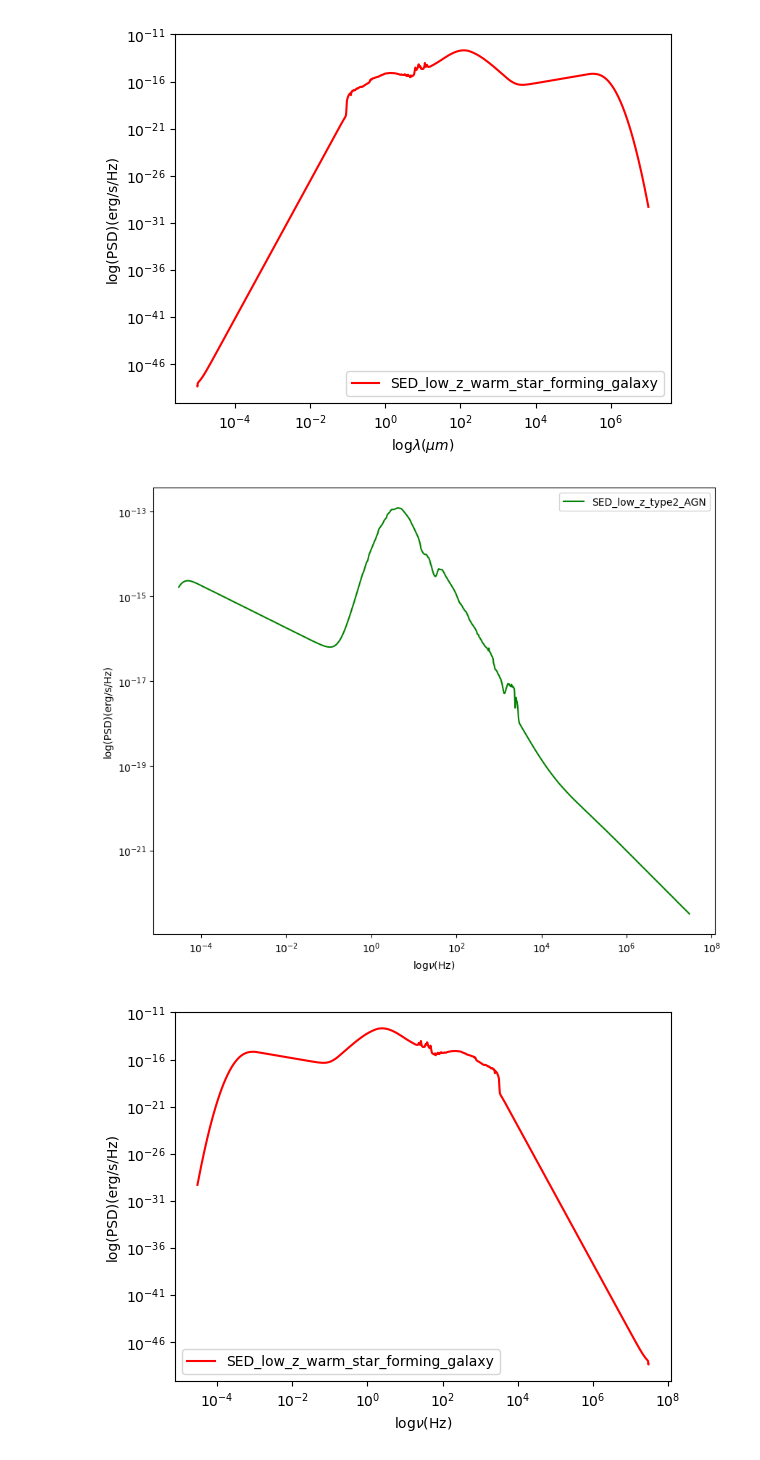
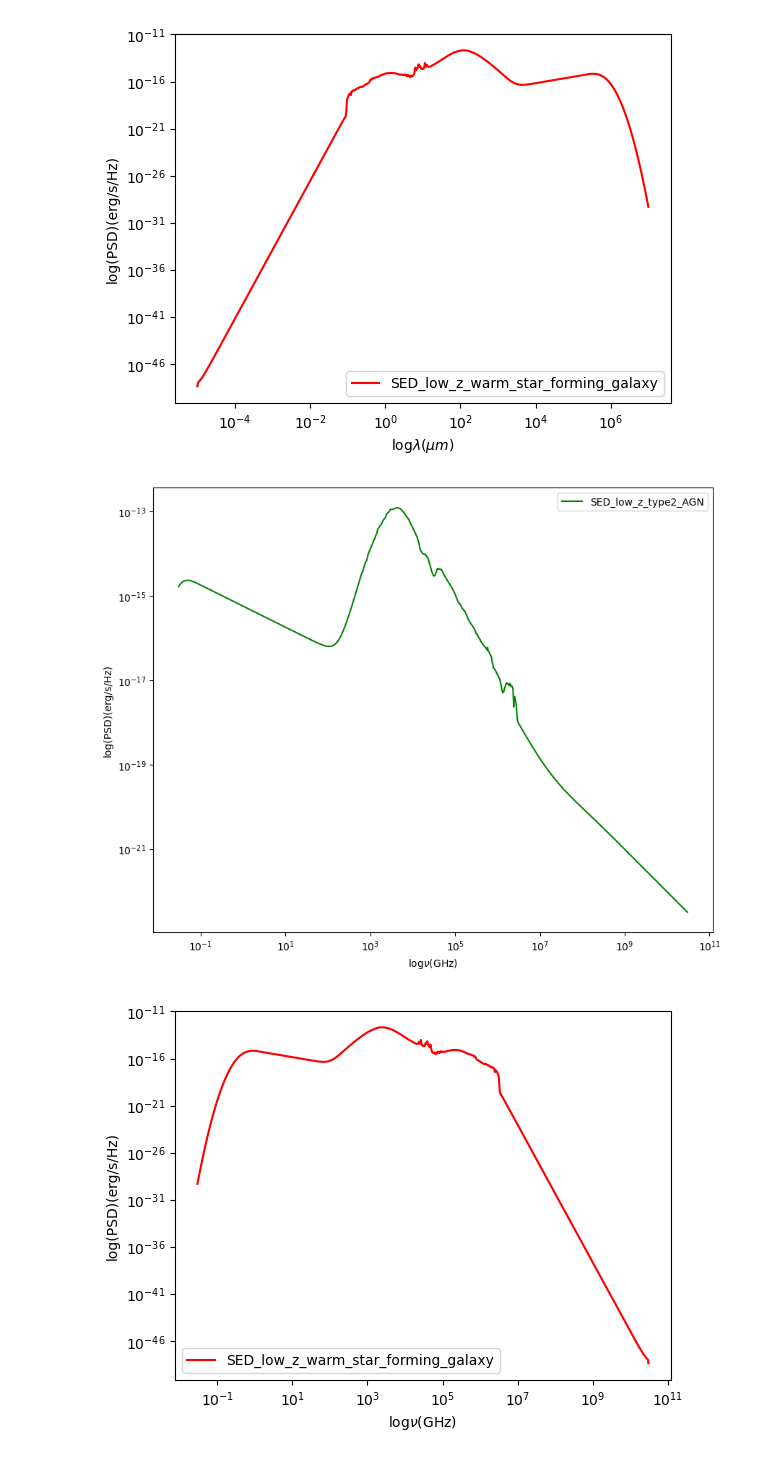
Before and after one commit to MicheleDelliVeneri/ALMASim, a Jupyter notebook: experimental/Sed-plot.ipynb, the cells around one changed output. Cells and saved outputs as stored; diff of their text form; code cells hidden in the pictures.

```diff
--- a/experimental/Sed-plot.ipynb
+++ b/experimental/Sed-plot.ipynb
@@ -8,8 +8,8 @@ from scipy.constants import c
 parent_dir=os.path.dirname(os.getcwd())
 db = pd.read_csv(os.path.join(parent_dir, 'brightnes','SED_low_z_type2_AGN.dat'), sep='\s+')
 db2= pd.read_csv(os.path.join(parent_dir, 'brightnes','SED_low_z_warm_star_forming_galaxy.dat'), sep='\s+')
-nu = c / (1e6*db['um'])
-nu2 = c / (1e6*db2['um'])
+nu = c / (1e3*db['um'])
+nu2 = c / (1e3*db2['um'])
 plt.figure(figsize=[10,8])
 plt.plot(db['um'],db['erg/s/Hz'], color='green', label='SED_low_z_type2_AGN')
 plt.xscale('log')
@@ -31,19 +31,19 @@ plt.show()
 # %%
 plt.figure(figsize=[10,8])
 plt.plot(nu,db['erg/s/Hz'], color='green', label='SED_low_z_type2_AGN')
 plt.xscale('log')
 plt.yscale('log')
-plt.xlabel('log$\\nu$(Hz)')
+plt.xlabel('log$\\nu$(GHz)')
 plt.ylabel('log(PSD)(erg/s/Hz)')
 plt.legend()
 plt.show()
 plt.plot(nu2,db2['erg/s/Hz'], color='red',label='SED_low_z_warm_star_forming_galaxy')
 plt.xscale('log')
 plt.yscale('log')
-plt.xlabel('log$\\nu$(Hz)')
+plt.xlabel('log$\\nu$(GHz)')
 plt.ylabel('log(PSD)(erg/s/Hz)')
 plt.legend()
 plt.show()
 # %% [output]
 [figure]
-[figure, old version]
+[figure, new version]
```
Also changed, not shown: parts of 1 cell of this notebook, 1 other file.
